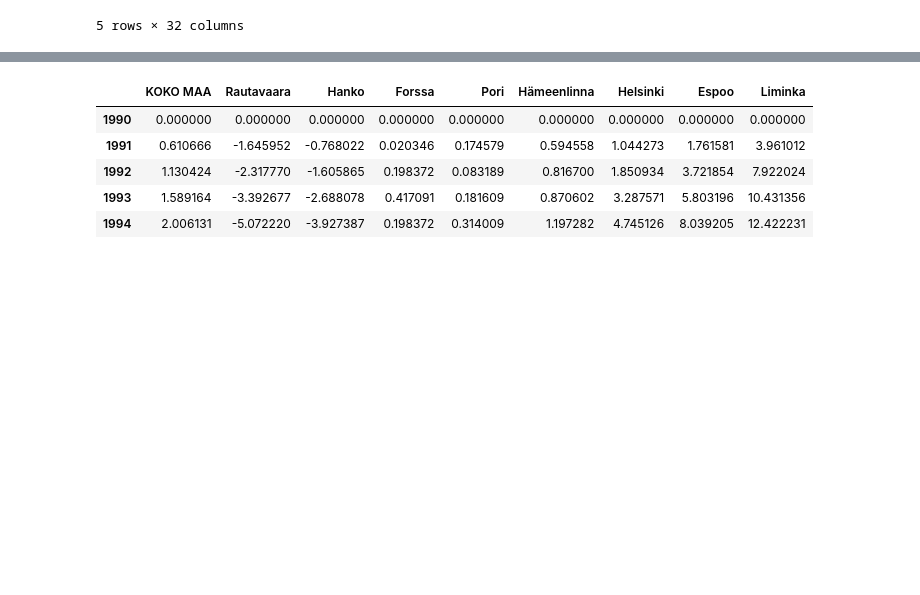
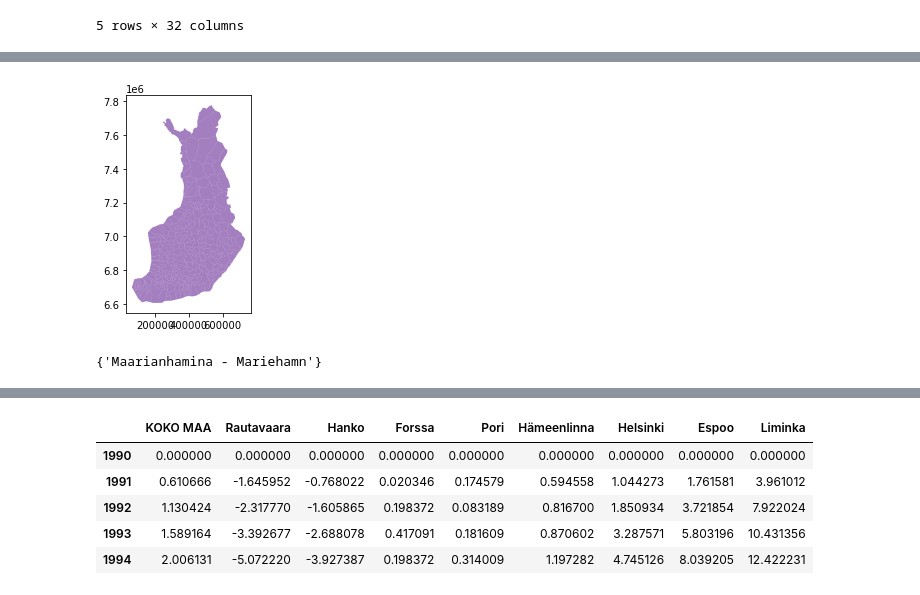
Before and after one commit to tnorr/data-analysis, a Jupyter notebook: population-finland/population-by-city.ipynb, the cells around one changed output, grey strips where cells are left out. Drawn from its saved outputs; the diff is of its cells as text; code cells hidden in the pictures; blank space fills up the shorter version.

```diff
--- a/population-finland/population-by-city.ipynb
+++ b/population-finland/population-by-city.ipynb
@@ -89,0 +90,5 @@ inc.groupby(['populationIncreased']).count()
+# %%
+import geopandas as gpd
+
+cities = gpd.read_file('SuomenKuntajako_2021_100k.shp') #source: https://tiedostopalvelu.maanmittauslaitos.fi/tp/kartta?lang=en
+cities
@@ -89,0 +109,10 @@ inc.groupby(['populationIncreased']).count()
+# %%
+cities.plot(color='indigo', alpha=0.5)
+plt.show()
+# %% [output]
+[figure, added]
+# %%
+# I want to merge the chg dataframe to the geodataframe so I'll make sure the city names match by looking up possible differences:
+set(chg.loc[1:, 'city']) - set(cities.NAMEFIN)
+# %% [output]
+{'Maarianhamina - Mariehamn'}
```
Also changed, not shown: parts of 11 cells of this notebook, 2 other files.
